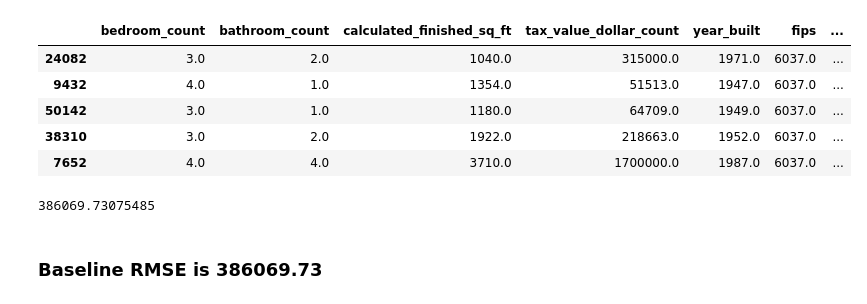
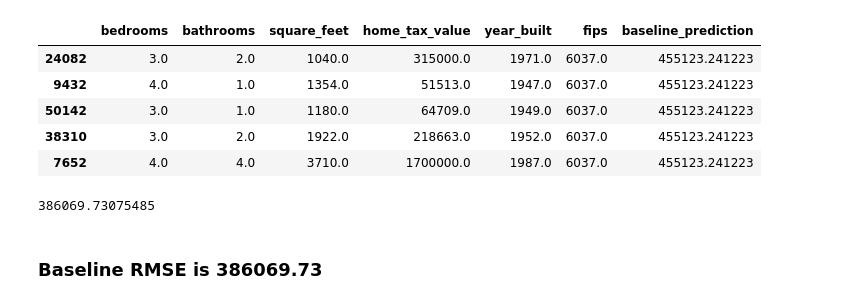
Before and after one commit to scottschmidl/zillow_housing_prices, a Jupyter notebook: modeling.ipynb, the cells around one changed output. Cells and saved outputs as stored; diff of their text form; code cells hidden in the pictures.

```diff
--- a/modeling.ipynb
+++ b/modeling.ipynb
@@ -29,14 +29,14 @@ X_train.head()
 # %%
 X_train_scaled, X_val_scaled, X_test_scaled, _ = p.scaling(X_train, X_val, X_test)
 # %%
-baseline_pred = train["tax_value_dollar_count"].mean()
+baseline_pred = train["home_tax_value"].mean()
 train['baseline_prediction'] = baseline_pred
 train.head()
 # %% [output]
-|  | bedroom_count | bathroom_count | calculated_finished_sq_ft | tax_value_dollar_count | year_built | fips | ... |
-| 24082 | 3.0 | 2.0 | 1040.0 | 315000.0 | 1971.0 | 6037.0 | ... |
-| 9432 | 4.0 | 1.0 | 1354.0 | 51513.0 | 1947.0 | 6037.0 | ... |
-| 50142 | 3.0 | 1.0 | 1180.0 | 64709.0 | 1949.0 | 6037.0 | ... |
-| 38310 | 3.0 | 2.0 | 1922.0 | 218663.0 | 1952.0 | 6037.0 | ... |
-| 7652 | 4.0 | 4.0 | 3710.0 | 1700000.0 | 1987.0 | 6037.0 | ... |
+|  | bedrooms | bathrooms | square_feet | home_tax_value | year_built | fips | baseline_prediction |
+| 24082 | 3.0 | 2.0 | 1040.0 | 315000.0 | 1971.0 | 6037.0 | 455123.241223 |
+| 9432 | 4.0 | 1.0 | 1354.0 | 51513.0 | 1947.0 | 6037.0 | 455123.241223 |
+| 50142 | 3.0 | 1.0 | 1180.0 | 64709.0 | 1949.0 | 6037.0 | 455123.241223 |
+| 38310 | 3.0 | 2.0 | 1922.0 | 218663.0 | 1952.0 | 6037.0 | 455123.241223 |
+| 7652 | 4.0 | 4.0 | 3710.0 | 1700000.0 | 1987.0 | 6037.0 | 455123.241223 |
 # %%
```
Also changed, not shown: parts of 3 cells of this notebook, 4 other files.
